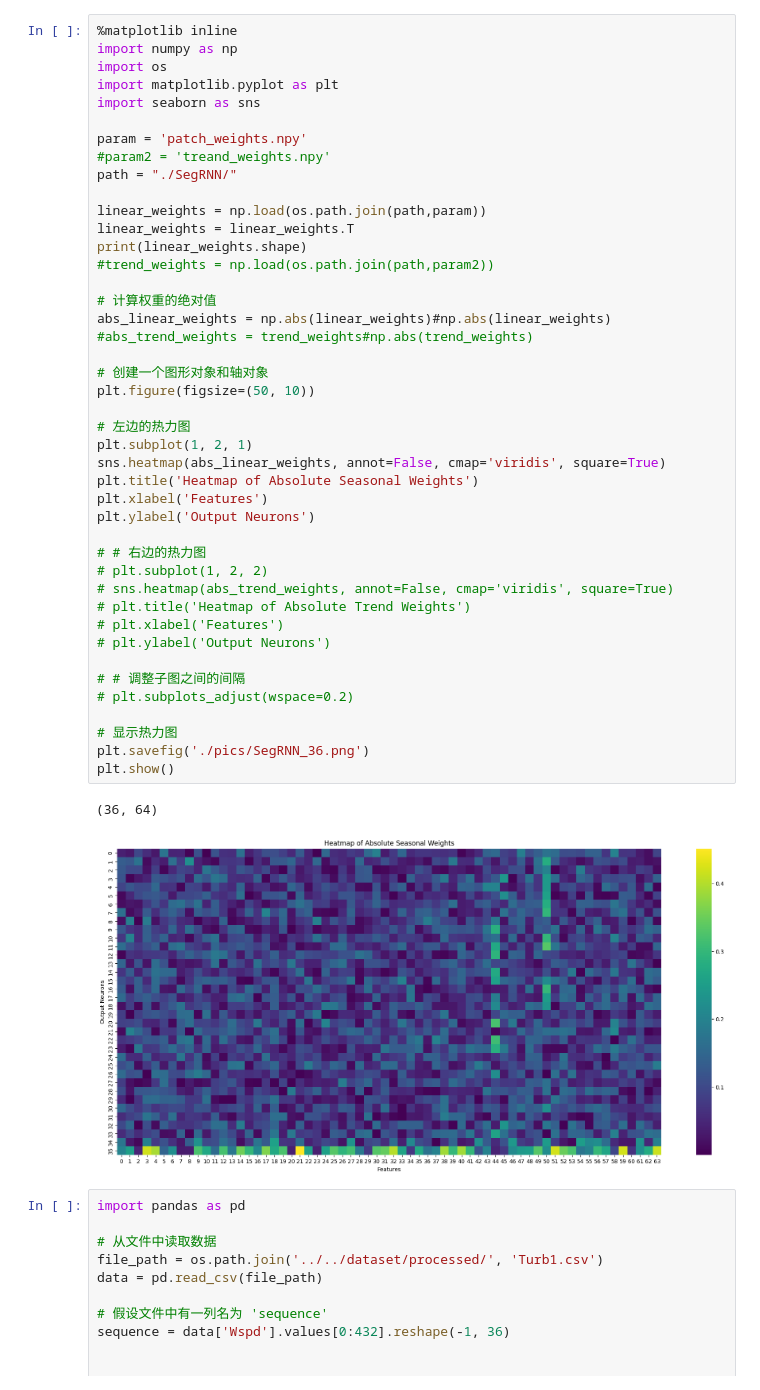
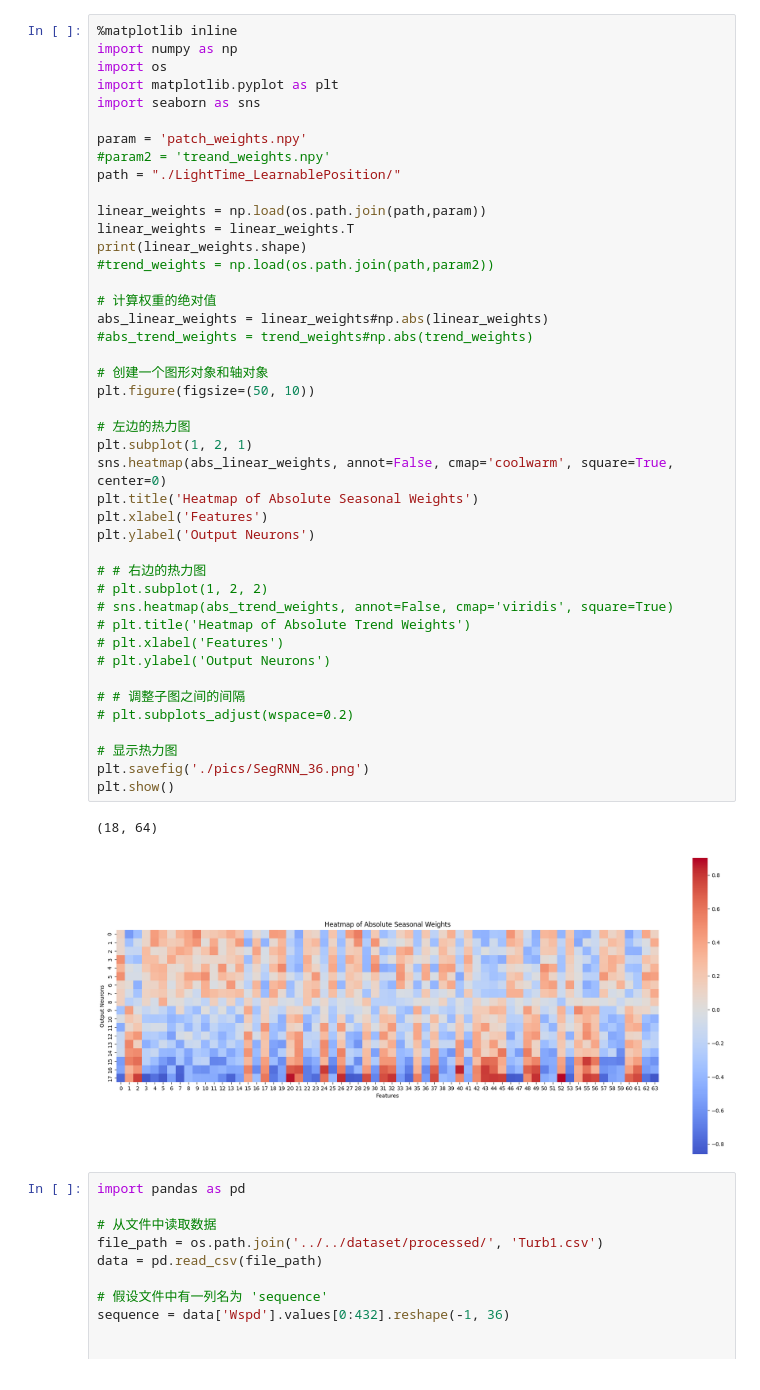
Before and after one commit to yellow378/WindSpeedForecasting, a Jupyter notebook: analysis/inter/heatPic.ipynb, the cells around one changed output. Saved outputs shown, nothing was run; the diff lists cells and outputs as text.

```diff
--- a/analysis/inter/heatPic.ipynb
+++ b/analysis/inter/heatPic.ipynb
@@ -7,43 +7,43 @@ import seaborn as sns
 
 param = 'patch_weights.npy'
 #param2 = 'treand_weights.npy'
-path = "./SegRNN/"
+path = "./LightTime_LearnablePosition/"
 
 linear_weights = np.load(os.path.join(path,param))
 linear_weights = linear_weights.T
 print(linear_weights.shape)
 #trend_weights = np.load(os.path.join(path,param2))
 
 # 计算权重的绝对值
-abs_linear_weights = np.abs(linear_weights)#np.abs(linear_weights)
+abs_linear_weights = linear_weights#np.abs(linear_weights)
 #abs_trend_weights = trend_weights#np.abs(trend_weights)
 
 # 创建一个图形对象和轴对象
 plt.figure(figsize=(50, 10))
 
 # 左边的热力图
 plt.subplot(1, 2, 1)
-sns.heatmap(abs_linear_weights, annot=False, cmap='viridis', square=True)
+sns.heatmap(abs_linear_weights, annot=False, cmap='coolwarm', square=True, center=0)
 plt.title('Heatmap of Absolute Seasonal Weights')
 plt.xlabel('Features')
 plt.ylabel('Output Neurons')
 
 # # 右边的热力图
 # plt.subplot(1, 2, 2)
 # sns.heatmap(abs_trend_weights, annot=False, cmap='viridis', square=True)
 # plt.title('Heatmap of Absolute Trend Weights')
 # plt.xlabel('Features')
 # plt.ylabel('Output Neurons')
 
 # # 调整子图之间的间隔
 # plt.subplots_adjust(wspace=0.2)
 
 # 显示热力图
 plt.savefig('./pics/SegRNN_36.png')
 plt.show()
 # %% [output]
-(36, 64)
+(18, 64)
-[figure, old version]
+[figure, new version]
 # %%
 import pandas as pd
 
```
Also changed, not shown: 8 other files.
